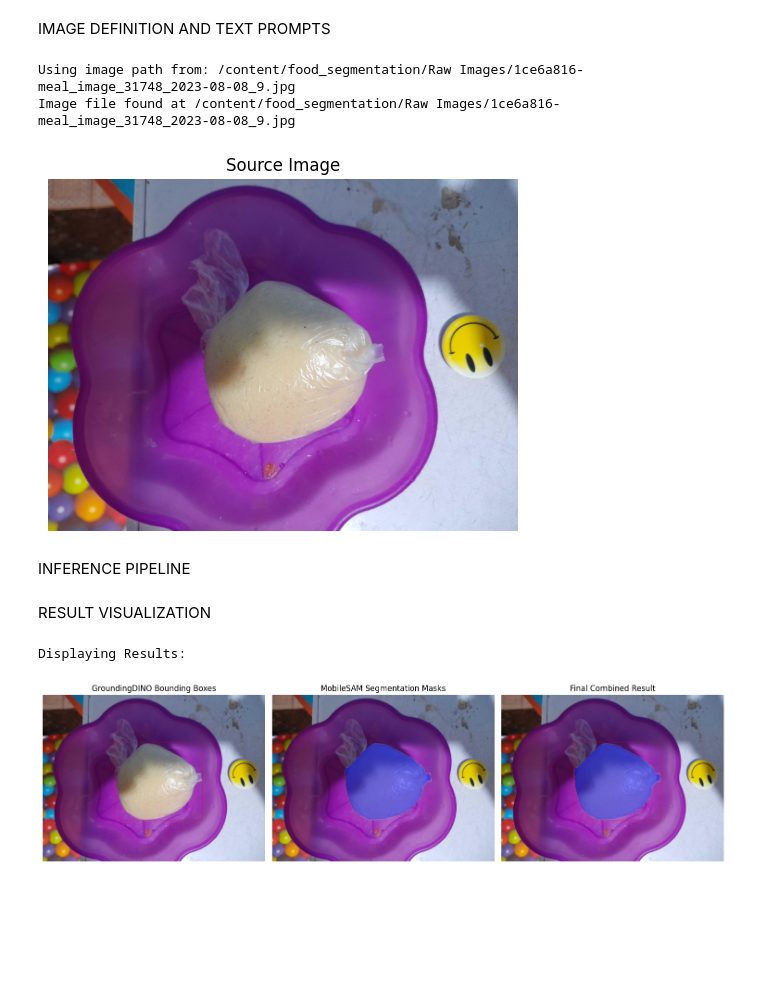
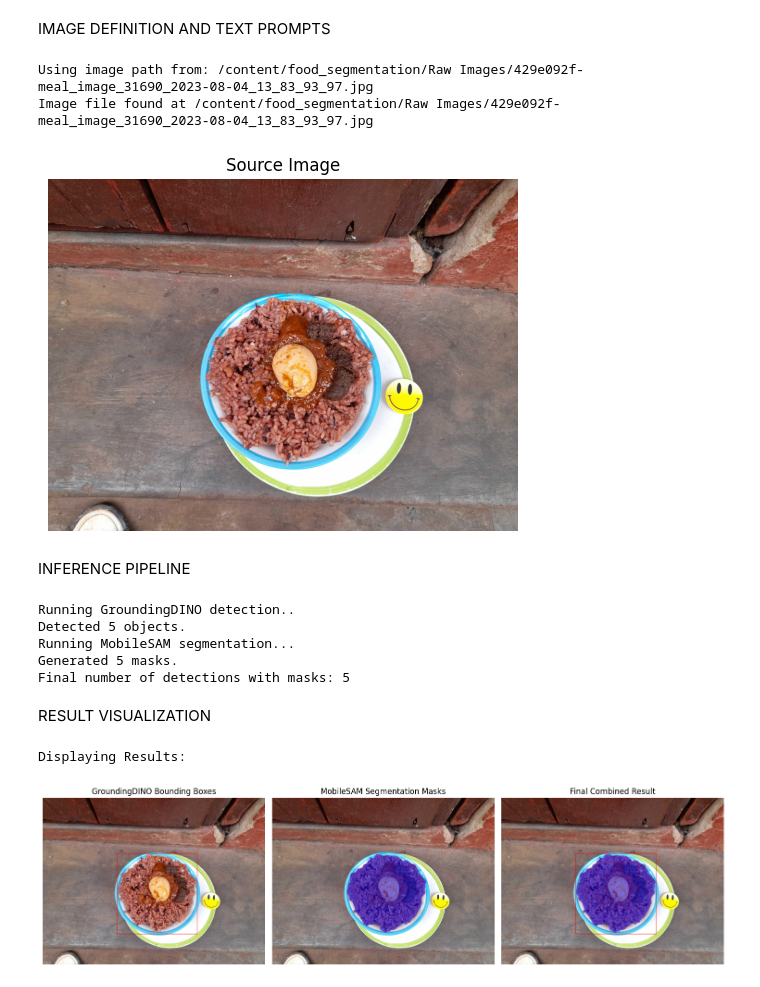
Before and after one commit to Bempong-Sylvester-Obese/Food-segmentation-with-pre-trained-model, a Jupyter notebook: Food_Segmentation.ipynb, the cells around one changed output. Saved outputs shown, nothing was run; the diff lists cells and outputs as text; code cells hidden in the pictures; blank space fills up the shorter version.

Commit message:
Segmentation task on waakye with egg, shito and tomato stew

```diff
--- a/Food_Segmentation.ipynb
+++ b/Food_Segmentation.ipynb
@@ -108,7 +108,7 @@ import matplotlib.pyplot as plt
 import math
 
 # Image path
-IMAGE_NAME = "/content/food_segmentation/Raw Images/1ce6a816-meal_image_31748_2023-08-08_9.jpg"
+IMAGE_NAME = "/content/food_segmentation/Raw Images/429e092f-meal_image_31690_2023-08-04_13_83_93_97.jpg"
 
 IMAGE_PATH = os.path.join(ABS_PROJECT_DIR, IMAGE_NAME)
 
@@ -118,38 +118,38 @@ print(f"Using image path from: {IMAGE_PATH}")
 # Check if the image file exists
 if not os.path.exists(IMAGE_PATH):
     print(f"Error: Image file not found at {IMAGE_PATH}")
 else:
     print(f"Image file found at {IMAGE_PATH}")
     # Text Prompt
-    CLASSES =["Banku"]
-    PROMPT = "A ball of banku"
+    CLASSES =["Rice, stew and Egg"]
+    PROMPT = "Waakye with shito, tomato stew and boiled egg"
 
     # Visualisation helper function
     def show_image(images, titles=None, cols=2):
         rows = math.ceil(len(images) / cols)
         fig, axes = plt.subplots(rows, cols, figsize=(cols * 5, rows * 5))
         axes = axes.flatten() if rows > 1 or cols > 1 else [axes]
 
         for i, img in enumerate(images):
             axes[i].imshow(cv2.cvtColor(img, cv2.COLOR_BGR2RGB))
             if titles and i < len(titles):
                 axes[i].set_title(titles[i])
             axes[i].axis('off')
 
         # Hide any unused subplots
         for j in range(i + 1, len(axes)):
             axes[j].axis('off')
 
         plt.tight_layout()
         plt.show()
 
 
     source_image = cv2.imread(IMAGE_PATH)
     show_image([source_image], titles=["Source Image"], cols=1)
 # %% [output]
-Using image path from: /content/food_segmentation/Raw Images/1ce6a816-meal_image_31748_2023-08-08_9.jpg
-Image file found at /content/food_segmentation/Raw Images/1ce6a816-meal_image_31748_2023-08-08_9.jpg
+Using image path from: /content/food_segmentation/Raw Images/429e092f-meal_image_31690_2023-08-04_13_83_93_97.jpg
+Image file found at /content/food_segmentation/Raw Images/429e092f-meal_image_31690_2023-08-04_13_83_93_97.jpg
-[figure, old version]
+[figure, new version]
 # %% [markdown]
 INFERENCE PIPELINE
 # %%
@@ -233,6 +233,12 @@ else:
     detections = sv.Detections.empty()
 
 print(f"Final number of detections with masks: {len(detections)}")
+# %% [output]
+Running GroundingDINO detection..
+Detected 5 objects.
+Running MobileSAM segmentation...
+Generated 5 masks.
+Final number of detections with masks: 5
 # %% [markdown]
 RESULT VISUALIZATION
 # %%
@@ -287,4 +293,4 @@ titles_for_display = [
 show_image(images_to_display, titles=titles_for_display, cols=3) # Display in 3 columns
 # %% [output]
 Displaying Results:
-[figure, old version]
+[figure, new version]
```
